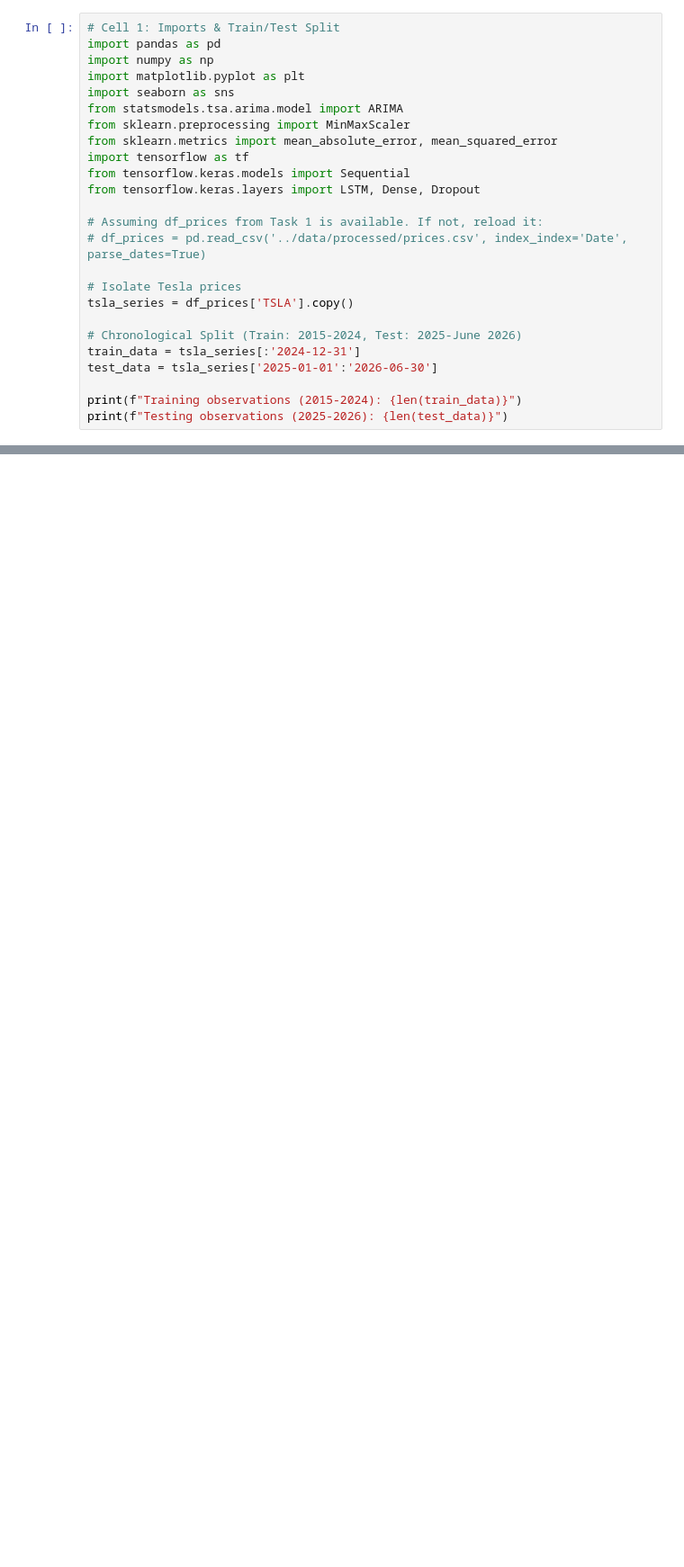
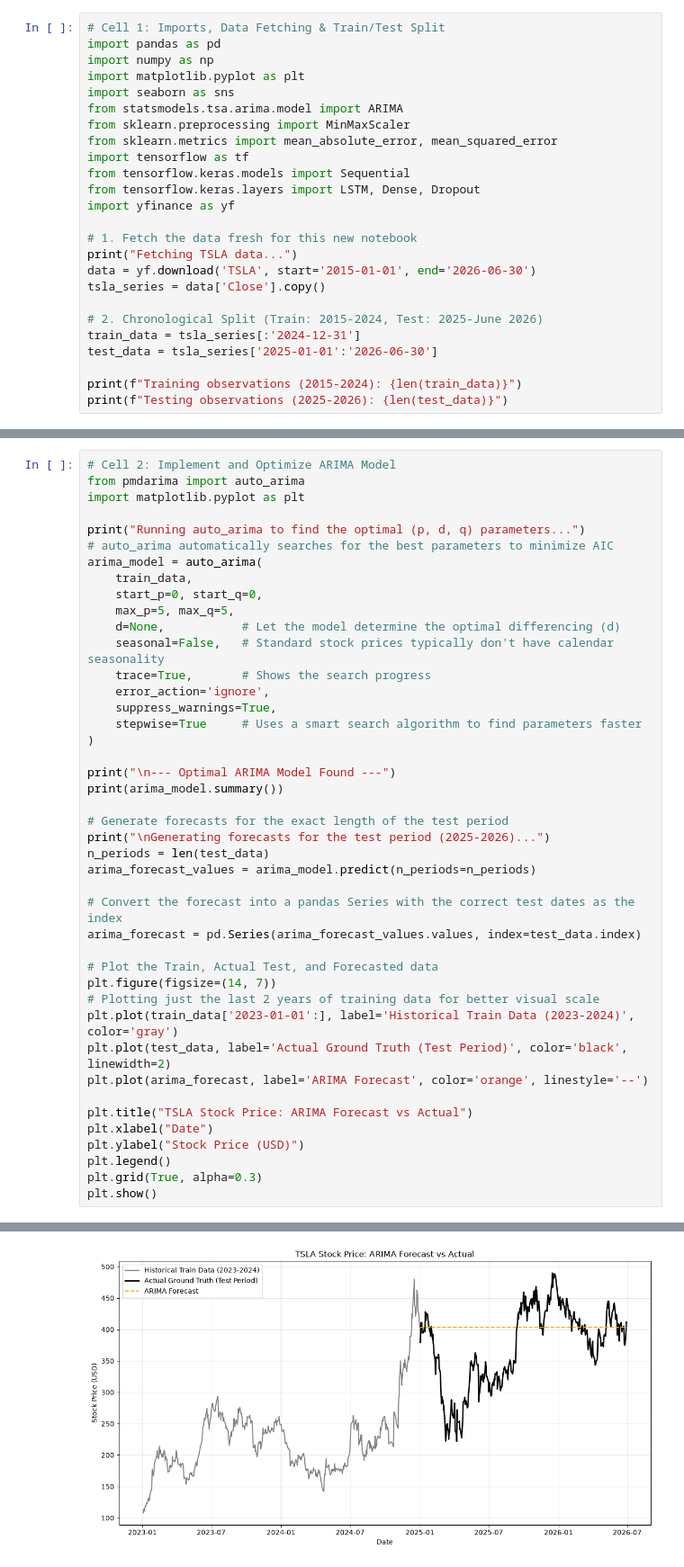
Before and after one commit to Bethelhemtekabe/portfolio-optimization, a Jupyter notebook: task2.ipynb, the cells around one changed output, grey strips where cells are left out. Shown at 90% size. Saved outputs shown, nothing was run; the diff lists cells and outputs as text; blank space fills up the shorter version.

```diff
--- a/task2.ipynb
+++ b/task2.ipynb
@@ -1,5 +1,5 @@
 # %%
-# Cell 1: Imports & Train/Test Split
+# Cell 1: Imports, Data Fetching & Train/Test Split
 import pandas as pd
 import numpy as np
 import matplotlib.pyplot as plt
@@ -10,14 +10,14 @@ from sklearn.metrics import mean_absolute_error, mean_squared_error
 import tensorflow as tf
 from tensorflow.keras.models import Sequential
 from tensorflow.keras.layers import LSTM, Dense, Dropout
+import yfinance as yf
 
-# Assuming df_prices from Task 1 is available. If not, reload it:
-# df_prices = pd.read_csv('../data/processed/prices.csv', index_index='Date', parse_dates=True)
+# 1. Fetch the data fresh for this new notebook
+print("Fetching TSLA data...")
+data = yf.download('TSLA', start='2015-01-01', end='2026-06-30')
+tsla_series = data['Close'].copy()
 
-# Isolate Tesla prices
-tsla_series = df_prices['TSLA'].copy()
-
-# Chronological Split (Train: 2015-2024, Test: 2025-June 2026)
+# 2. Chronological Split (Train: 2015-2024, Test: 2025-June 2026)
 train_data = tsla_series[:'2024-12-31']
 test_data = tsla_series['2025-01-01':'2026-06-30']
 
@@ -27,0 +31,44 @@ ImportError: scipy._cyutility does not export expected C function slice_memviews
+# %%
+# Cell 2: Implement and Optimize ARIMA Model
+from pmdarima import auto_arima
+import matplotlib.pyplot as plt
+
+print("Running auto_arima to find the optimal (p, d, q) parameters...")
+# auto_arima automatically searches for the best parameters to minimize AIC
+arima_model = auto_arima(
+    train_data,
+    start_p=0, start_q=0,
+    max_p=5, max_q=5,
+    d=None,           # Let the model determine the optimal differencing (d)
+    seasonal=False,   # Standard stock prices typically don't have calendar seasonality
+    trace=True,       # Shows the search progress
+    error_action='ignore',
+    suppress_warnings=True,
+    stepwise=True     # Uses a smart search algorithm to find parameters faster
+)
+
+print("\n--- Optimal ARIMA Model Found ---")
+print(arima_model.summary())
+
+# Generate forecasts for the exact length of the test period
+print("\nGenerating forecasts for the test period (2025-2026)...")
+n_periods = len(test_data)
+arima_forecast_values = arima_model.predict(n_periods=n_periods)
+
+# Convert the forecast into a pandas Series with the correct test dates as the index
+arima_forecast = pd.Series(arima_forecast_values.values, index=test_data.index)
+
+# Plot the Train, Actual Test, and Forecasted data
+plt.figure(figsize=(14, 7))
+# Plotting just the last 2 years of training data for better visual scale
+plt.plot(train_data['2023-01-01':], label='Historical Train Data (2023-2024)', color='gray')
+plt.plot(test_data, label='Actual Ground Truth (Test Period)', color='black', linewidth=2)
+plt.plot(arima_forecast, label='ARIMA Forecast', color='orange', linestyle='--')
+
+plt.title("TSLA Stock Price: ARIMA Forecast vs Actual")
+plt.xlabel("Date")
+plt.ylabel("Stock Price (USD)")
+plt.legend()
+plt.grid(True, alpha=0.3)
+plt.show()
+# %% [output]
@@ -27,0 +92 @@ ImportError: scipy._cyutility does not export expected C function slice_memviews
+[figure, added]
```
Also changed, not shown: parts of 5 cells of this notebook.
